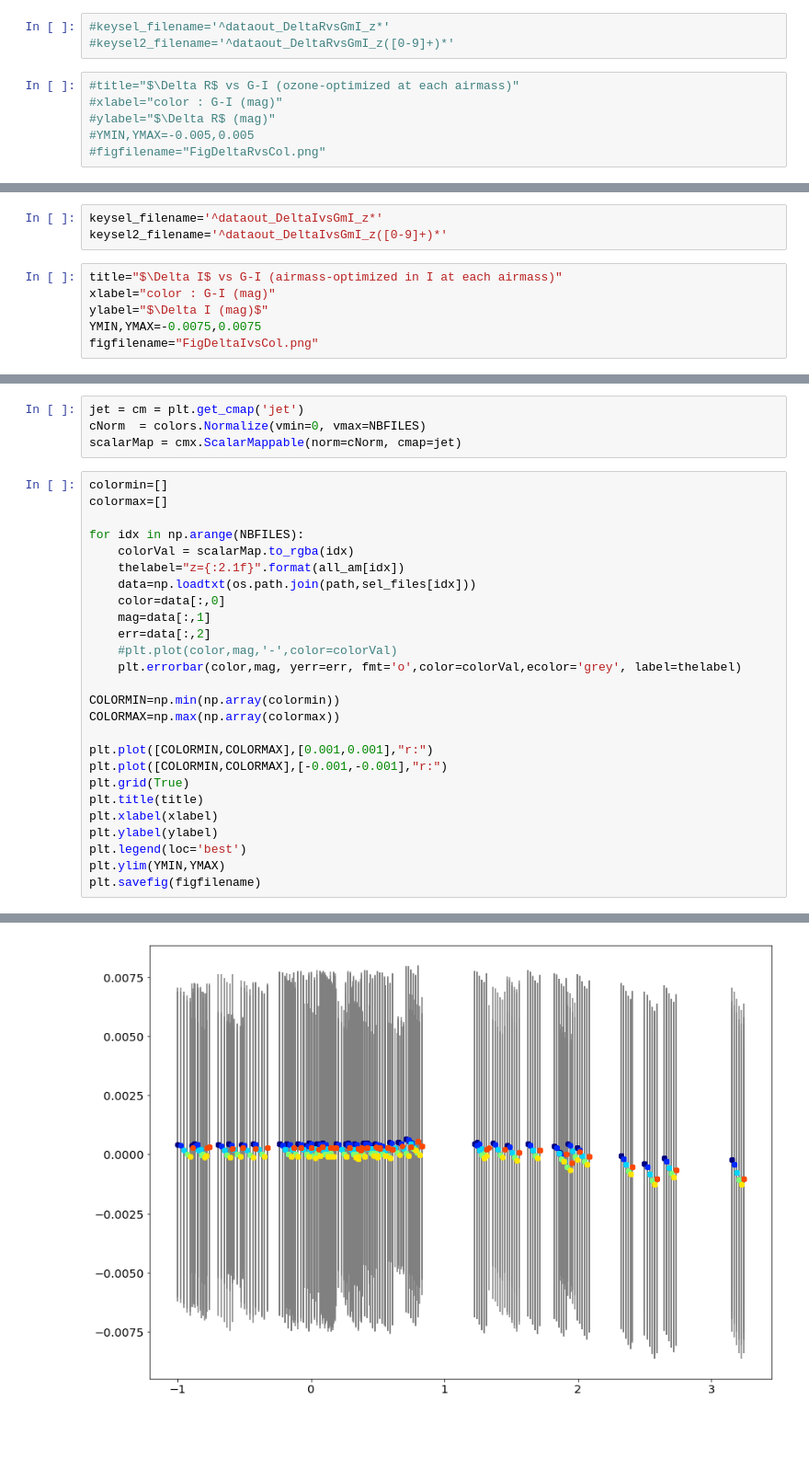
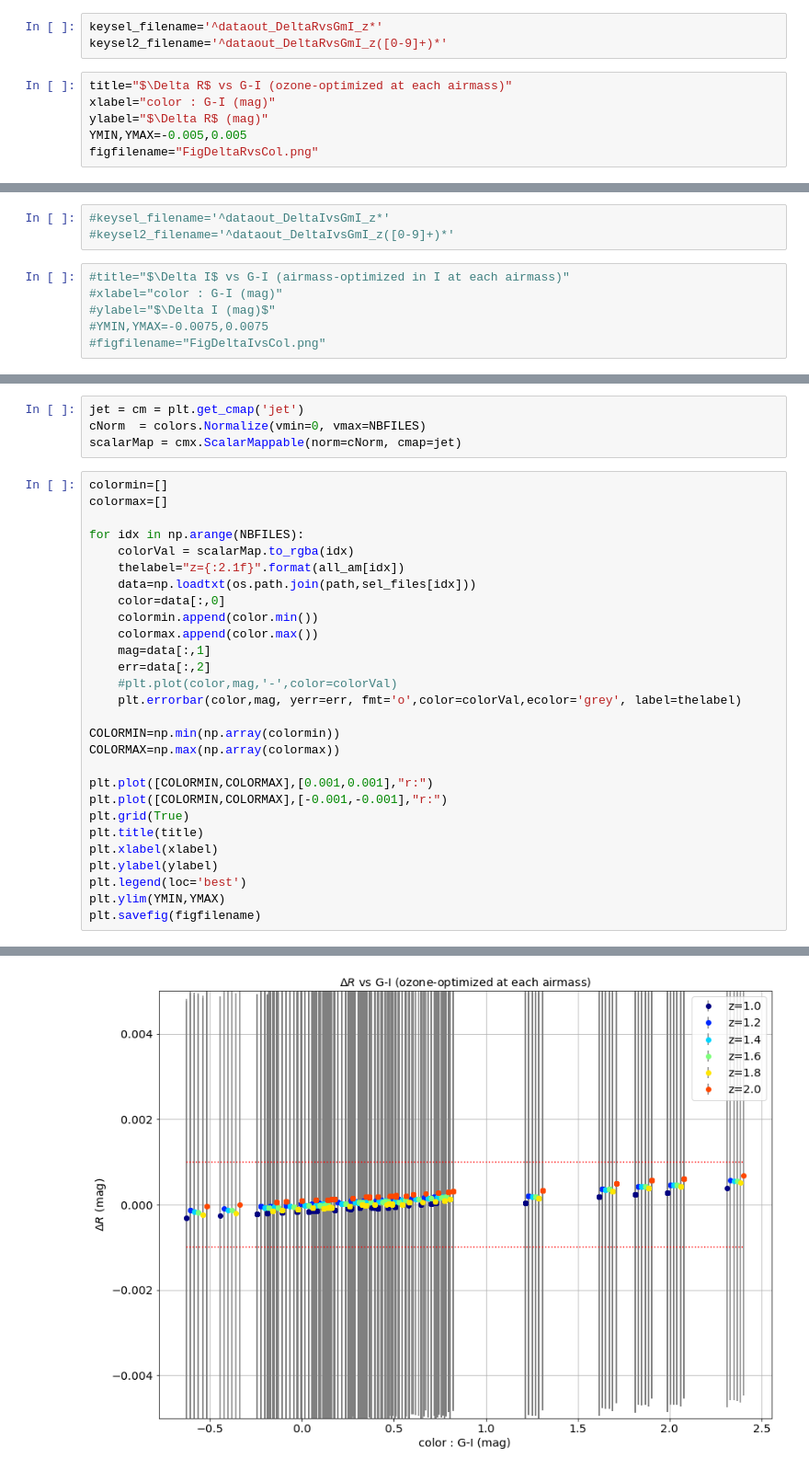
Before and after one commit to LSSTDESC/ModtranLibRadTranComp, a Jupyter notebook: PlotDeltaMagvsGmI.ipynb, the cells around one changed output, grey strips where cells are left out. Shown at 92% size. Cells and saved outputs as stored; diff of their text form; blank space fills up the shorter version.

```diff
--- a/PlotDeltaMagvsGmI.ipynb
+++ b/PlotDeltaMagvsGmI.ipynb
@@ -77,9 +81,9 @@ txt_files
 # %%
-#keysel_filename='^dataout_DeltaRvsGmI_z*'
-#keysel2_filename='^dataout_DeltaRvsGmI_z([0-9]+)*'
+keysel_filename='^dataout_DeltaRvsGmI_z*'
+keysel2_filename='^dataout_DeltaRvsGmI_z([0-9]+)*'
 # %%
-#title="$\Delta R$ vs G-I (ozone-optimized at each airmass)"
-#xlabel="color : G-I (mag)"
-#ylabel="$\Delta R$ (mag)"
-#YMIN,YMAX=-0.005,0.005
-#figfilename="FigDeltaRvsCol.png"
+title="$\Delta R$ vs G-I (ozone-optimized at each airmass)"
+xlabel="color : G-I (mag)"
+ylabel="$\Delta R$ (mag)"
+YMIN,YMAX=-0.005,0.005
+figfilename="FigDeltaRvsCol.png"
@@ -86,12 +92,12 @@ txt_files
 # %%
-keysel_filename='^dataout_DeltaIvsGmI_z*'
-keysel2_filename='^dataout_DeltaIvsGmI_z([0-9]+)*'
+#keysel_filename='^dataout_DeltaIvsGmI_z*'
+#keysel2_filename='^dataout_DeltaIvsGmI_z([0-9]+)*'
 # %%
-title="$\Delta I$ vs G-I (airmass-optimized in I at each airmass)"
-xlabel="color : G-I (mag)"
-ylabel="$\Delta I (mag)$"
-YMIN,YMAX=-0.0075,0.0075
-figfilename="FigDeltaIvsCol.png"
+#title="$\Delta I$ vs G-I (airmass-optimized in I at each airmass)"
+#xlabel="color : G-I (mag)"
+#ylabel="$\Delta I (mag)$"
+#YMIN,YMAX=-0.0075,0.0075
+#figfilename="FigDeltaIvsCol.png"
 # %%
 sel_files = []
 for file in txt_files:
@@ -135,6 +141,8 @@ for idx in np.arange(NBFILES):
     thelabel="z={:2.1f}".format(all_am[idx])
     data=np.loadtxt(os.path.join(path,sel_files[idx]))
     color=data[:,0]
+    colormin.append(color.min())
+    colormax.append(color.max())
     mag=data[:,1]
     err=data[:,2]
     #plt.plot(color,mag,'-',color=colorVal)
@@ -157,4 +164,4 @@ ValueError: zero-size array to reduction operation minimum which has no identity
-[figure, old version]
+[figure, new version]
 # %%
 colormin=[]
 colormax=[]
```
Also changed, not shown: parts of 10 cells of this notebook, 2 other files.
